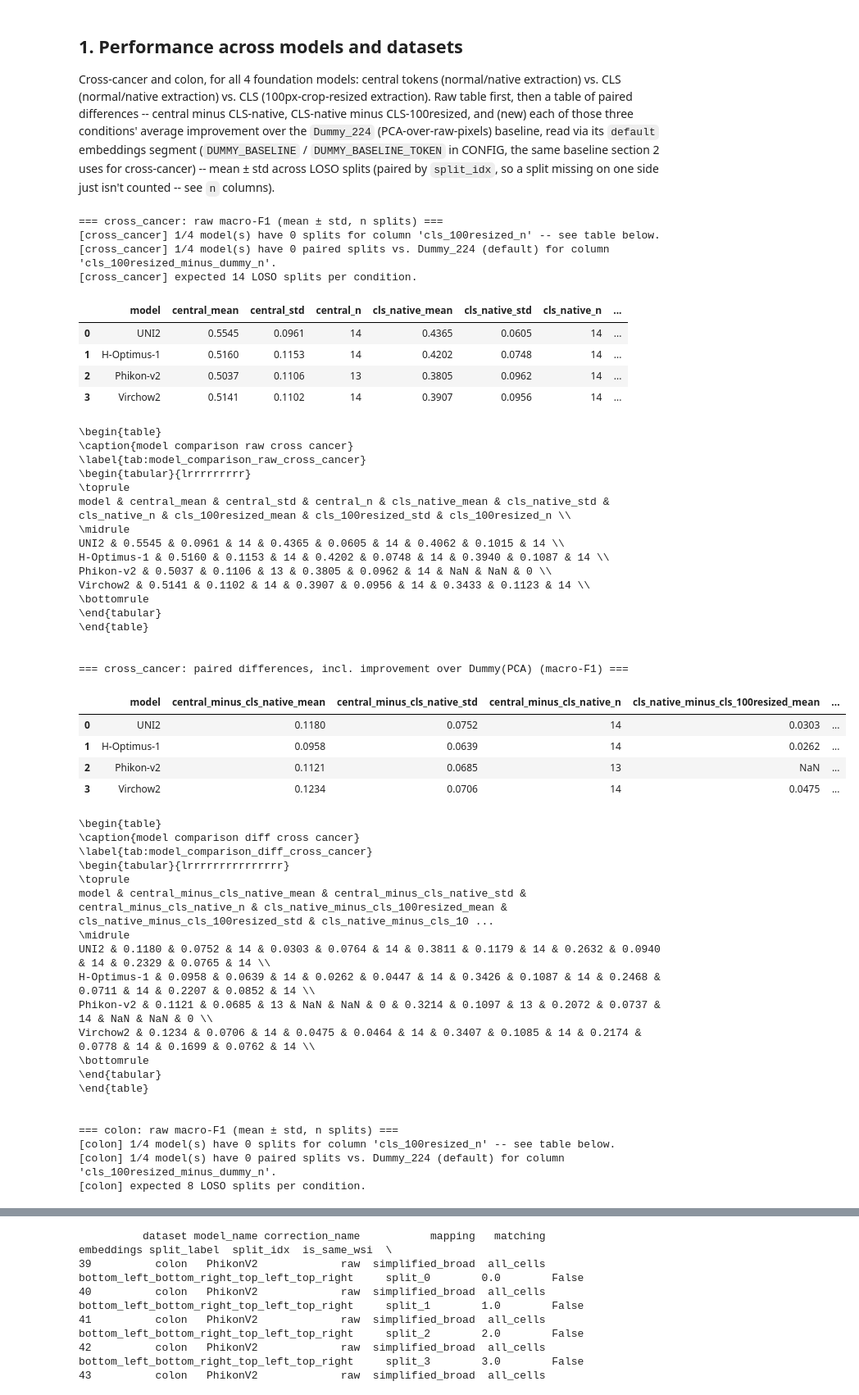
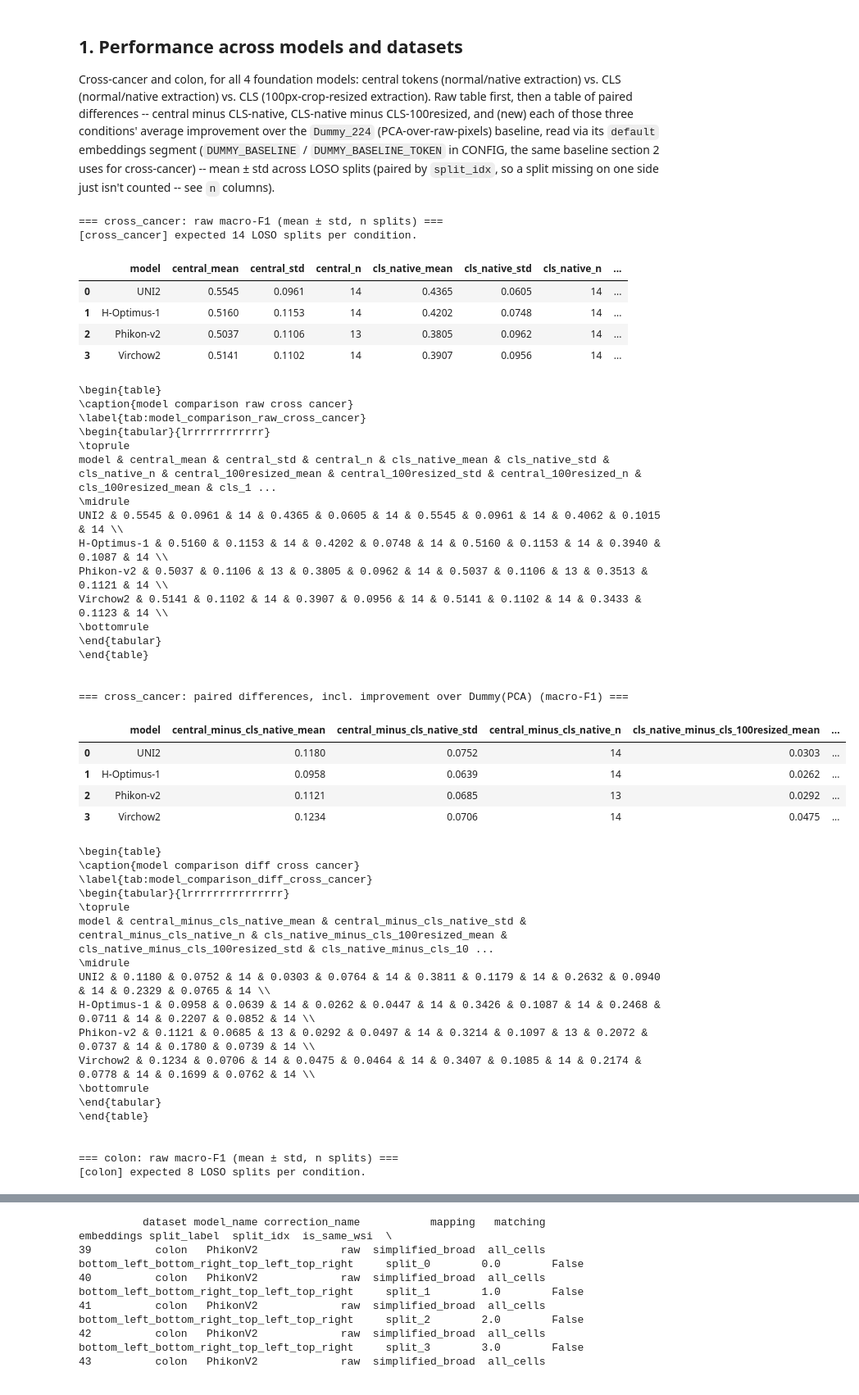
Before and after one commit to Aurelien-Cormoreche/sc-central-tokens-code, a Jupyter notebook: notebooks/figure_for_paper.ipynb, the cells around one changed output, grey strips where cells are left out. Shown at 82% size. Cells and saved outputs as stored; diff of their text form; code cells hidden in the pictures.

```diff
--- a/notebooks/figure_for_paper.ipynb
+++ b/notebooks/figure_for_paper.ipynb
@@ -221,7 +221,7 @@ RESOLUTION_FAMILIES_BY_NATIVE: dict[str, str] = {
     UNI2_NATIVE:                   "UNI2_100_resized",
     UNI2_NATIVE_PROBING:           "UNI2_100_resized",   # probing-side alias of the same family
     "HOptimus1":                   "HOptimus1_100_resized",
-    "PhikonV2_448":                "PhikonV2_100_resized",
+    "PhikonV2":                "PhikonV2_100_resized",
     "virchow_v2":                  "virchow_v2_100_resized",
 }
 
@@ -703,7 +703,9 @@ def build_model_comparison_tables(dataset: str, models: list[str] = FOUNDATION_M
             "model": label,
             "central_mean": m_central, "central_std": s_central, "central_n": n_central,
             "cls_native_mean": m_cls, "cls_native_std": s_cls, "cls_native_n": n_cls,
+            "central_100resized_mean": m_central, "central_100resized_std": s_central, "central_100resized_n": n_central,
             "cls_100resized_mean": m_cls100, "cls_100resized_std": s_cls100, "cls_100resized_n": n_cls100,
+
         })
 
         d1_mean, d1_std, d1_n = paired_diff(CLASSIFIER_DF, dataset, model, TOKEN_CENTRAL, model, TOKEN_CLS)
@@ -732,7 +734,7 @@ def build_model_comparison_tables(dataset: str, models: list[str] = FOUNDATION_M
         })
 
     raw_df, diff_df = pd.DataFrame(raw_rows), pd.DataFrame(diff_rows)
-    for col in ("central_n", "cls_native_n", "cls_100resized_n"):
+    for col in ("central_n", "cls_native_n", "central_100resized_mean", "cls_100resized_n"):
         n_missing = (raw_df[col] == 0).sum()
         if n_missing:
             print(f"[{dataset}] {n_missing}/{len(raw_df)} model(s) have 0 splits for column {col!r} -- see table below.")
@@ -745,42 +747,40 @@ def build_model_comparison_tables(dataset: str, models: list[str] = FOUNDATION_M
     return raw_df, diff_df
 
 for _dataset in ("cross_cancer", "colon"):
     print(f"\n=== {_dataset}: raw macro-F1 (mean \u00b1 std, n splits) ===")
     _raw, _diff = build_model_comparison_tables(_dataset)
     show_table(_raw.round(4), f"model_comparison_raw_{_dataset}")
     print(f"\n=== {_dataset}: paired differences, incl. improvement over Dummy(PCA) (macro-F1) ===")
     show_table(_diff.round(4), f"model_comparison_diff_{_dataset}")
 # %% [output]
 === cross_cancer: raw macro-F1 (mean ± std, n splits) ===
-[cross_cancer] 1/4 model(s) have 0 splits for column 'cls_100resized_n' -- see table below.
-[cross_cancer] 1/4 model(s) have 0 paired splits vs. Dummy_224 (default) for column 'cls_100resized_minus_dummy_n'.
 [cross_cancer] expected 14 LOSO splits per condition.
 |  | model | central_mean | central_std | central_n | cls_native_mean | cls_native_std | cls_native_n | ... |
 | 0 | UNI2 | 0.5545 | 0.0961 | 14 | 0.4365 | 0.0605 | 14 | ... |
 | 1 | H-Optimus-1 | 0.5160 | 0.1153 | 14 | 0.4202 | 0.0748 | 14 | ... |
 | 2 | Phikon-v2 | 0.5037 | 0.1106 | 13 | 0.3805 | 0.0962 | 14 | ... |
 | 3 | Virchow2 | 0.5141 | 0.1102 | 14 | 0.3907 | 0.0956 | 14 | ... |
 \begin{table}
 \caption{model comparison raw cross cancer}
 \label{tab:model_comparison_raw_cross_cancer}
-\begin{tabular}{lrrrrrrrrr}
+\begin{tabular}{lrrrrrrrrrrrr}
 \toprule
-model & central_mean & central_std & central_n & cls_native_mean & cls_native_std & cls_native_n & cls_100resized_mean & cls_100resized_std & cls_100resized_n \\
+model & central_mean & central_std & central_n & cls_native_mean & cls_native_std & cls_native_n & central_100resized_mean & central_100resized_std & central_100resized_n & cls_100resized_mean & cls_1 ...
 \midrule
-UNI2 & 0.5545 & 0.0961 & 14 & 0.4365 & 0.0605 & 14 & 0.4062 & 0.1015 & 14 \\
-H-Optimus-1 & 0.5160 & 0.1153 & 14 & 0.4202 & 0.0748 & 14 & 0.3940 & 0.1087 & 14 \\
-Phikon-v2 & 0.5037 & 0.1106 & 13 & 0.3805 & 0.0962 & 14 & NaN & NaN & 0 \\
-Virchow2 & 0.5141 & 0.1102 & 14 & 0.3907 & 0.0956 & 14 & 0.3433 & 0.1123 & 14 \\
+UNI2 & 0.5545 & 0.0961 & 14 & 0.4365 & 0.0605 & 14 & 0.5545 & 0.0961 & 14 & 0.4062 & 0.1015 & 14 \\
+H-Optimus-1 & 0.5160 & 0.1153 & 14 & 0.4202 & 0.0748 & 14 & 0.5160 & 0.1153 & 14 & 0.3940 & 0.1087 & 14 \\
+Phikon-v2 & 0.5037 & 0.1106 & 13 & 0.3805 & 0.0962 & 14 & 0.5037 & 0.1106 & 13 & 0.3513 & 0.1121 & 14 \\
+Virchow2 & 0.5141 & 0.1102 & 14 & 0.3907 & 0.0956 & 14 & 0.5141 & 0.1102 & 14 & 0.3433 & 0.1123 & 14 \\
 \bottomrule
 \end{tabular}
 \end{table}
 
 
 === cross_cancer: paired differences, incl. improvement over Dummy(PCA) (macro-F1) ===
 |  | model | central_minus_cls_native_mean | central_minus_cls_native_std | central_minus_cls_native_n | cls_native_minus_cls_100resized_mean | ... |
 | 0 | UNI2 | 0.1180 | 0.0752 | 14 | 0.0303 | ... |
 | 1 | H-Optimus-1 | 0.0958 | 0.0639 | 14 | 0.0262 | ... |
-| 2 | Phikon-v2 | 0.1121 | 0.0685 | 13 | NaN | ... |
+| 2 | Phikon-v2 | 0.1121 | 0.0685 | 13 | 0.0292 | ... |
 | 3 | Virchow2 | 0.1234 | 0.0706 | 14 | 0.0475 | ... |
 \begin{table}
 \caption{model comparison diff cross cancer}
@@ -791,7 +791,7 @@ model & central_minus_cls_native_mean & central_minus_cls_native_std & central_m
 \midrule
 UNI2 & 0.1180 & 0.0752 & 14 & 0.0303 & 0.0764 & 14 & 0.3811 & 0.1179 & 14 & 0.2632 & 0.0940 & 14 & 0.2329 & 0.0765 & 14 \\
 H-Optimus-1 & 0.0958 & 0.0639 & 14 & 0.0262 & 0.0447 & 14 & 0.3426 & 0.1087 & 14 & 0.2468 & 0.0711 & 14 & 0.2207 & 0.0852 & 14 \\
-Phikon-v2 & 0.1121 & 0.0685 & 13 & NaN & NaN & 0 & 0.3214 & 0.1097 & 13 & 0.2072 & 0.0737 & 14 & NaN & NaN & 0 \\
+Phikon-v2 & 0.1121 & 0.0685 & 13 & 0.0292 & 0.0497 & 14 & 0.3214 & 0.1097 & 13 & 0.2072 & 0.0737 & 14 & 0.1780 & 0.0739 & 14 \\
 Virchow2 & 0.1234 & 0.0706 & 14 & 0.0475 & 0.0464 & 14 & 0.3407 & 0.1085 & 14 & 0.2174 & 0.0778 & 14 & 0.1699 & 0.0762 & 14 \\
 \bottomrule
 \end{tabular}
@@ -799,8 +799,6 @@ Virchow2 & 0.1234 & 0.0706 & 14 & 0.0475 & 0.0464 & 14 & 0.3407 & 0.1085 & 14 &
 
 
 === colon: raw macro-F1 (mean ± std, n splits) ===
-[colon] 1/4 model(s) have 0 splits for column 'cls_100resized_n' -- see table below.
-[colon] 1/4 model(s) have 0 paired splits vs. Dummy_224 (default) for column 'cls_100resized_minus_dummy_n'.
 [colon] expected 8 LOSO splits per condition.
 |  | model | central_mean | central_std | central_n | cls_native_mean | cls_native_std | cls_native_n | ... |
 | 0 | UNI2 | 0.6836 | 0.0987 | 8 | 0.5823 | 0.1084 | 8 | ... |
```
Also changed, not shown: parts of 8 cells of this notebook, 1 other file.
